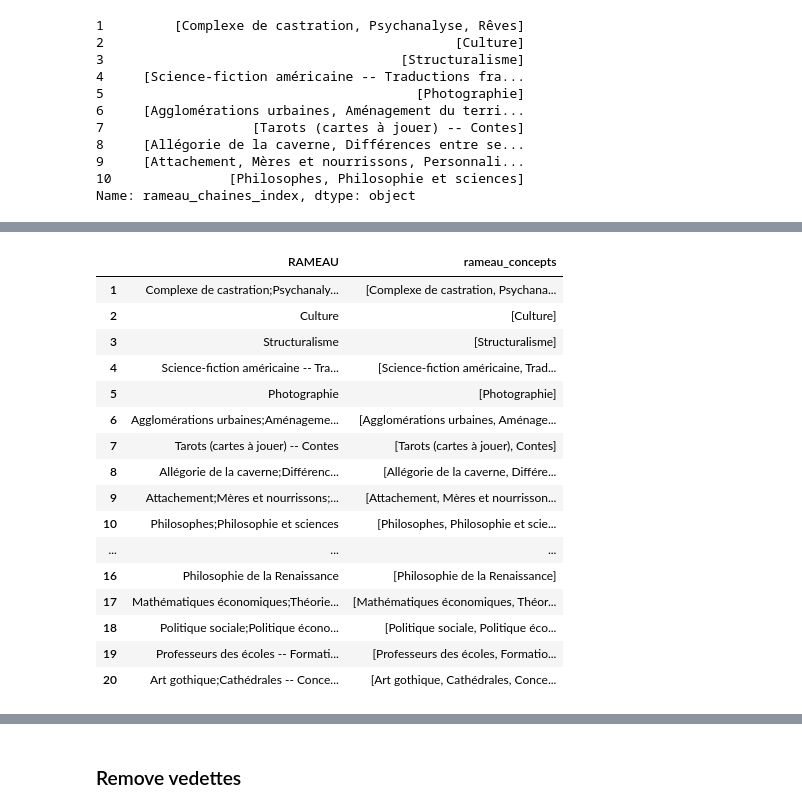
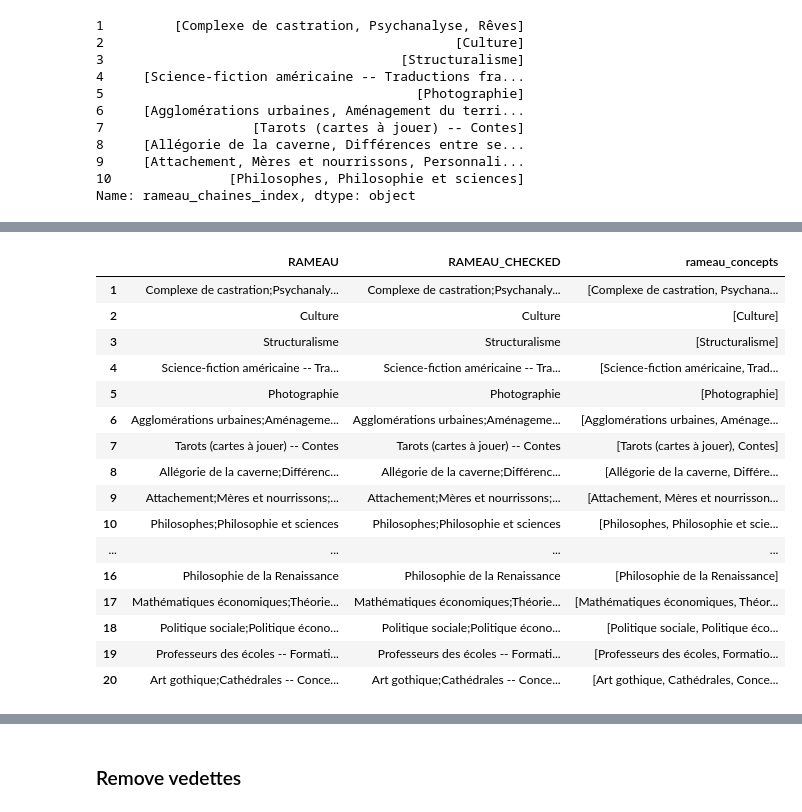
Before and after one commit to abes-esr/labo-indexation-ai, a Jupyter notebook: NoticeExtraction_cleaning.ipynb, the cells around one changed output, grey strips where cells are left out. Cells and saved outputs as stored; diff of their text form; code cells hidden in the pictures.

```diff
--- a/NoticeExtraction_cleaning.ipynb
+++ b/NoticeExtraction_cleaning.ipynb
@@ -226,0 +244,21 @@ merge_with_dewey = False
+# %%
+if clean_concepts:
+    rameau_file_td = "extraction/liste_concepts_rameau_sans_vedetteConstruites.csv"
+    rameau_file_tf = "extraction/Tf8_Forme-genre_Rameau_juin_2023.csv"
+    ram_td = pd.read_csv(os.path.join(data_path, rameau_file_td), encoding="latin-1")
+    ram_tf = pd.read_csv(os.path.join(data_path, rameau_file_tf), encoding="utf-8", sep=";")
+    ram_tf = ram_tf.rename(columns={"A001_AS":"PPN", "A008_AS":'type', 'A003_AS': "URI", "A280.A280Sa_AS":"NOM"})
+
+    if with_vedettes_preconstruites:
+        # Get Tf with vedettes preconstruites
+        rameau_file_td_preconstruites = "extraction/liste_concepts_rameau.csv"
+        ram_td_preconstr = pd.read_csv(os.path.join(data_path, rameau_file_td_preconstruites), encoding="latin-1")
+        # Concatenate Tf and Td concepts
+        authorized_concepts = pd.concat([ram_td["NOM"], ram_td_preconstr["NOM"], ram_tf["NOM"]]).dropna().to_list()
+
+    else:
+        # Concatenate Tf and Td concepts
+        authorized_concepts = pd.concat([ram_td["NOM"],  ram_tf["NOM"]]).dropna().to_list()
+
+    authorized_concepts = set(authorized_concepts)
+    print(f"{len(authorized_concepts)} authorized concepts among Td and tf")
@@ -279,0 +346,3 @@ df.loc[:, "DESCR"] = df.loc[:, 'TITRE'] + ' ' + df.loc[:, 'RESUME']
+# %%
+df["RAMEAU_CHECKED"] = df["RAMEAU"].apply(lambda x: check_sudoc_indexation(x))
+df.head(20)
@@ -281,7 +382,7 @@ df.loc[:, "DESCR"] = df.loc[:, 'TITRE'] + ' ' + df.loc[:, 'RESUME']
 # Explore RAMEAU
 # %%
 # Extraction des indices contenant " -- " dans la colonne RAMEAU => i.e chaines d'indexation
-df["presence_chaine_indexation"] = df["RAMEAU"].apply(lambda x: True if re.search(' -- ', x) else False)
+df["presence_chaine_indexation"] = df["RAMEAU_CHECKED"].apply(lambda x: True if re.search(' -- ', x) else False)
 n_chaine_index = df["presence_chaine_indexation"].sum()
 print(f"Le jeu de données contient {n_chaine_index} notices avec des chaines d'indexation")
 # %% [output]
@@ -305,6 +424,6 @@ df.loc[df["presence_chaine_indexation"] == True, ["PPN", "RAMEAU"]]
 # %%
 # Extraction des chaines d'indexation
-df["rameau_chaines_index"] = df["RAMEAU"].apply(lambda x: x.split(';'))
+df["rameau_chaines_index"] = df["RAMEAU_CHECKED"].apply(lambda x: x.split(';'))
 print(df.loc[1:10, "rameau_chaines_index"])
 # %% [output]
 1         [Complexe de castration, Psychanalyse, Rêves]
@@ -340,26 +459,26 @@ plot_barplot_of_tags(
 # %%
 # Mettre à plat TOUS les mots clé
 pattern = r';\s*(?![^()]*\))| -- '
-df["rameau_concepts"] = df["RAMEAU"].apply(lambda x: re.split(pattern, x))
-df.loc[1:20, ["RAMEAU", "rameau_concepts"]]
+df["rameau_concepts"] = df["RAMEAU_CHECKED"].apply(lambda x: re.split(pattern, x))
+df.loc[1:20, ["RAMEAU", "RAMEAU_CHECKED","rameau_concepts"]]
 # %% [output]
-|  | RAMEAU | rameau_concepts |
-| 1 | Complexe de castration;Psychanaly... | [Complexe de castration, Psychana... |
-| 2 | Culture | [Culture] |
-| 3 | Structuralisme | [Structuralisme] |
-| 4 | Science-fiction américaine -- Tra... | [Science-fiction américaine, Trad... |
-| 5 | Photographie | [Photographie] |
-| 6 | Agglomérations urbaines;Aménageme... | [Agglomérations urbaines, Aménage... |
-| 7 | Tarots (cartes à jouer) -- Contes | [Tarots (cartes à jouer), Contes] |
-| 8 | Allégorie de la caverne;Différenc... | [Allégorie de la caverne, Différe... |
-| 9 | Attachement;Mères et nourrissons;... | [Attachement, Mères et nourrisson... |
-| 10 | Philosophes;Philosophie et sciences | [Philosophes, Philosophie et scie... |
-| ... | ... | ... |
-| 16 | Philosophie de la Renaissance | [Philosophie de la Renaissance] |
-| 17 | Mathématiques économiques;Théorie... | [Mathématiques économiques, Théor... |
-| 18 | Politique sociale;Politique écono... | [Politique sociale, Politique éco... |
-| 19 | Professeurs des écoles -- Formati... | [Professeurs des écoles, Formatio... |
-| 20 | Art gothique;Cathédrales -- Conce... | [Art gothique, Cathédrales, Conce... |
+|  | RAMEAU | RAMEAU_CHECKED | rameau_concepts |
+| 1 | Complexe de castration;Psychanaly... | Complexe de castration;Psychanaly... | [Complexe de castration, Psychana... |
+| 2 | Culture | Culture | [Culture] |
+| 3 | Structuralisme | Structuralisme | [Structuralisme] |
+| 4 | Science-fiction américaine -- Tra... | Science-fiction américaine -- Tra... | [Science-fiction américaine, Trad... |
+| 5 | Photographie | Photographie | [Photographie] |
+| 6 | Agglomérations urbaines;Aménageme... | Agglomérations urbaines;Aménageme... | [Agglomérations urbaines, Aménage... |
+| 7 | Tarots (cartes à jouer) -- Contes | Tarots (cartes à jouer) -- Contes | [Tarots (cartes à jouer), Contes] |
+| 8 | Allégorie de la caverne;Différenc... | Allégorie de la caverne;Différenc... | [Allégorie de la caverne, Différe... |
+| 9 | Attachement;Mères et nourrissons;... | Attachement;Mères et nourrissons;... | [Attachement, Mères et nourrisson... |
+| 10 | Philosophes;Philosophie et sciences | Philosophes;Philosophie et sciences | [Philosophes, Philosophie et scie... |
+| ... | ... | ... | ... |
+| 16 | Philosophie de la Renaissance | Philosophie de la Renaissance | [Philosophie de la Renaissance] |
+| 17 | Mathématiques économiques;Théorie... | Mathématiques économiques;Théorie... | [Mathématiques économiques, Théor... |
+| 18 | Politique sociale;Politique écono... | Politique sociale;Politique écono... | [Politique sociale, Politique éco... |
+| 19 | Professeurs des écoles -- Formati... | Professeurs des écoles -- Formati... | [Professeurs des écoles, Formatio... |
+| 20 | Art gothique;Cathédrales -- Conce... | Art gothique;Cathédrales -- Conce... | [Art gothique, Cathédrales, Conce... |
 # %%
 keywords = flatten(df['rameau_concepts'])
 print(f"Le dataset contient {len(set(keywords))} concepts RAMEAU differents")
```
Also changed, not shown: parts of 29 cells of this notebook.
